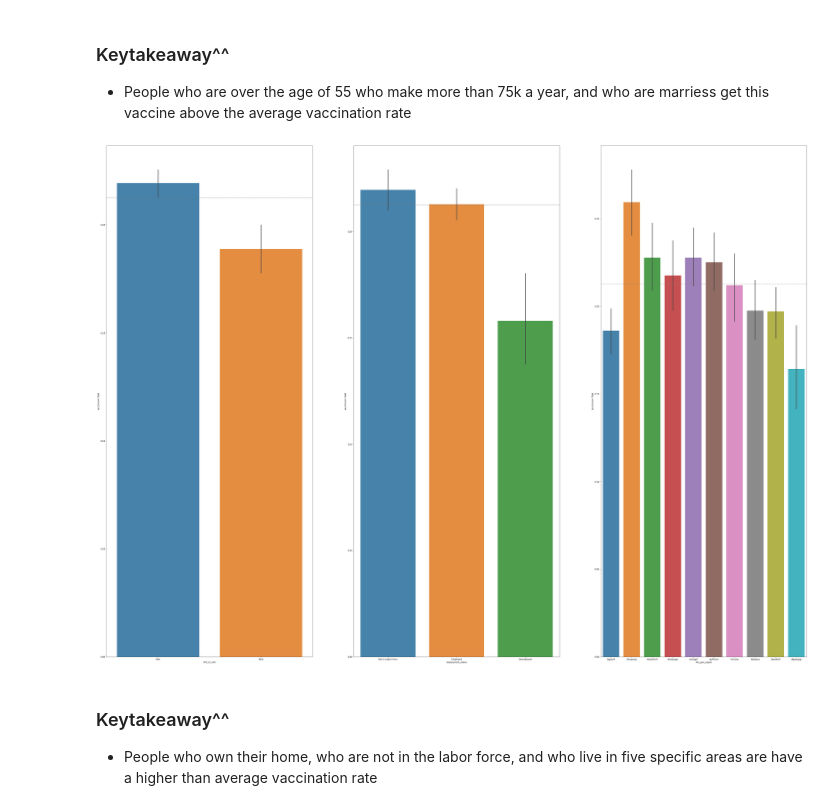
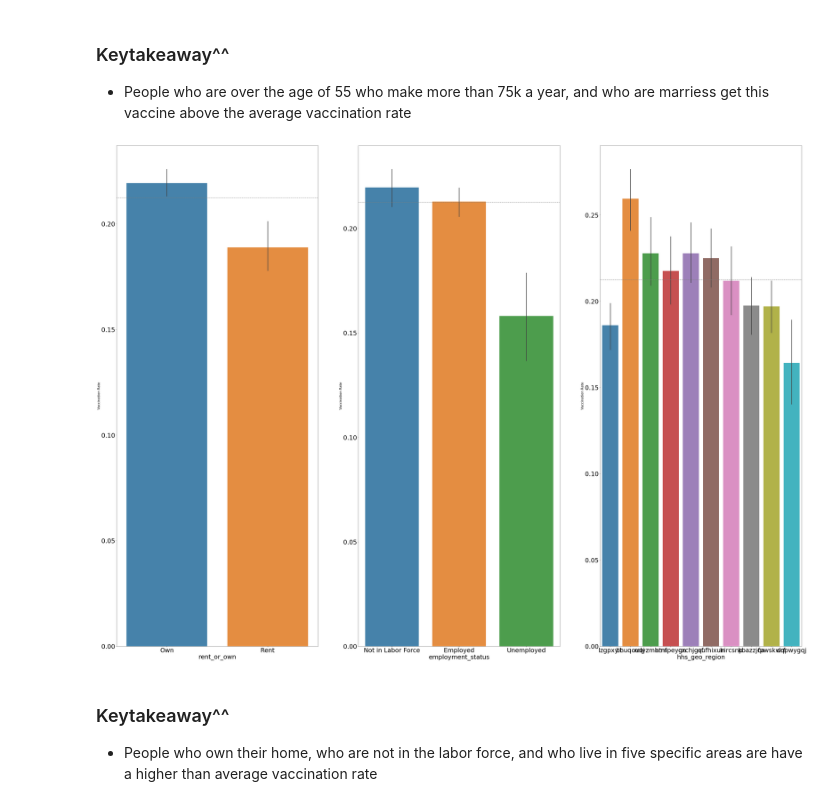
Before and after one commit to JadaShipp/predicting_flu, a Jupyter notebook: explore.ipynb, the cells around one changed output. Cells and saved outputs as stored; diff of their text form; code cells hidden in the pictures.

```diff
--- a/explore.ipynb
+++ b/explore.ipynb
@@ -174,17 +178,16 @@ for i, feature in enumerate(features):
 # %%
 features = ['rent_or_own', 'employment_status', 'hhs_geo_region']
 
 _, ax = plt.subplots(nrows=1, ncols=3, figsize=(60,45))
 
 vaccination_rate = h1n1_train.h1n1_vaccine.mean()
 
 for i, feature in enumerate(features):
     sns.barplot(feature, 'h1n1_vaccine', data=h1n1_train, ax=ax[i], alpha=.9)
-    ax[i].set_ylabel('Vaccination Rate')
+    ax[i].set_ylabel('Vaccination Rate', fontsize = 16.0)
     ax[i].axhline(vaccination_rate, ls='--', color='grey')
-    plt.rc("font", size=30)
 # %% [output]
-[figure, old version]
+[figure, new version]
 # %% [markdown]
 ### Keytakeaway^^
 - People who own their home, who are not in the labor force, and who live in five specific areas are have a higher than average vaccination rate
```
Also changed, not shown: parts of 6 cells of this notebook.
